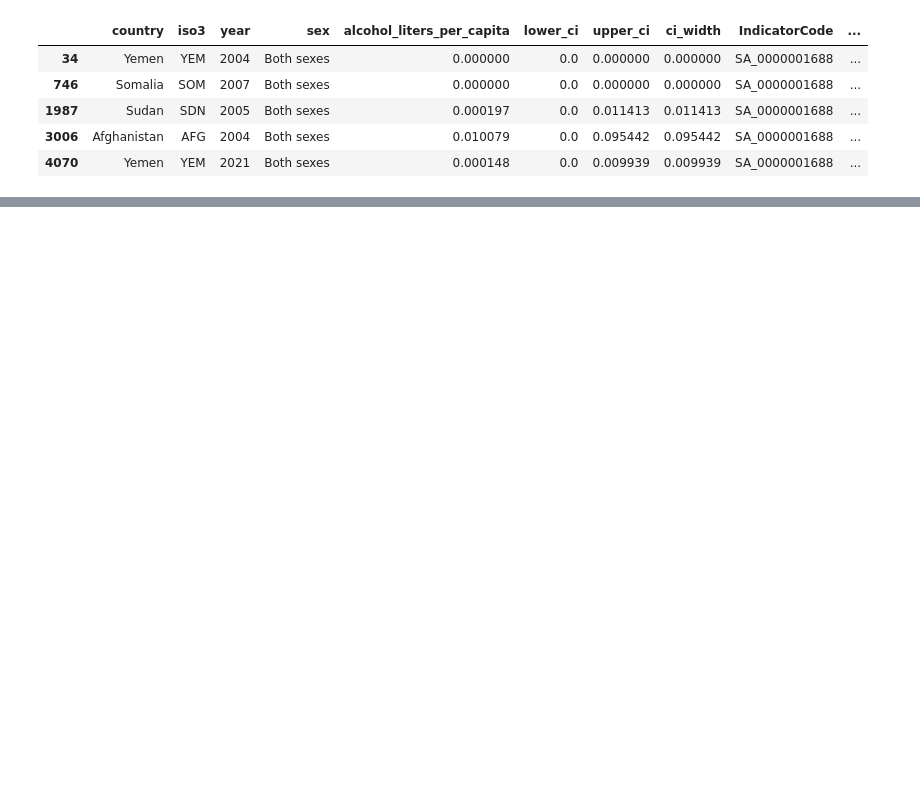
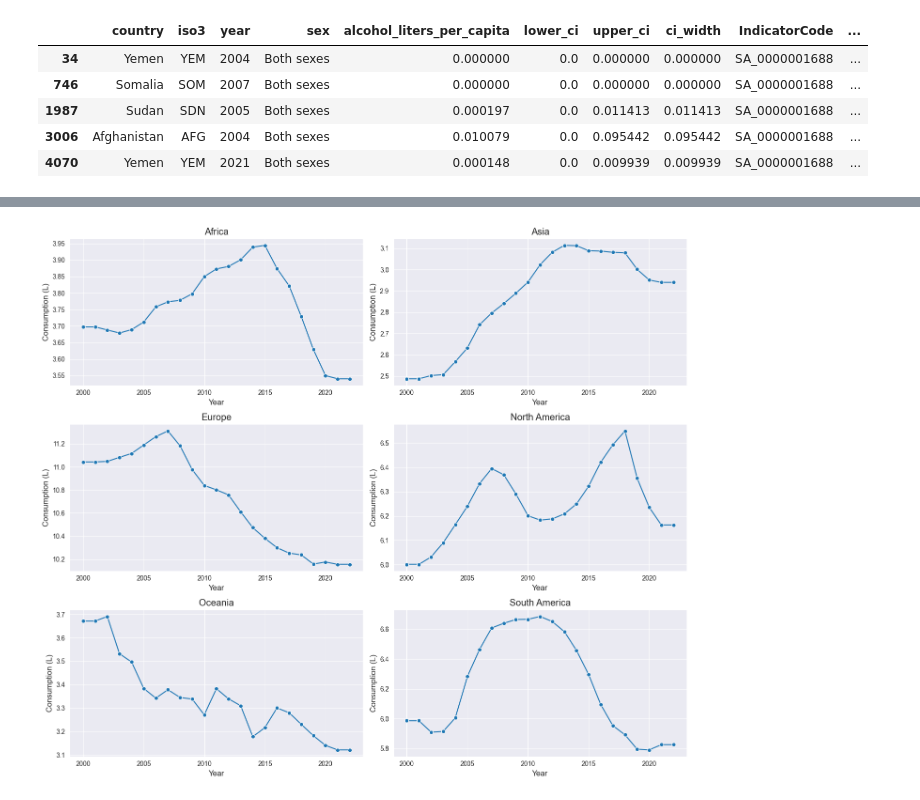
Before and after one commit to Huang-Hao-Gao/global-alcohol-consumption-analysis, a Jupyter notebook: analysis.ipynb, the cells around one changed output, grey strips where cells are left out. Cells and saved outputs as stored; diff of their text form; code cells hidden in the pictures; blank space fills up the shorter version.

```diff
--- a/analysis.ipynb
+++ b/analysis.ipynb
@@ -500,0 +783,37 @@ df.sort_values(by="units_per_capita_week").head()
+# %%
+sns.set_style("darkgrid")
+
+# Get unique continents
+continents = cons_by_continent["continent"].unique()
+n_continents = len(continents)
+
+# Create subplots (adjust rows/cols as needed)
+fig, axes = plt.subplots(nrows=3, ncols=2, figsize=(14, 12))
+axes = axes.flatten()  # Flatten to make iteration easier
+
+# Plot each continent
+for i, continent in enumerate(continents):
+    # Filter data for this continent
+    continent_data = cons_by_continent[cons_by_continent["continent"] == continent]
+
+    sns.lineplot(
+        data=continent_data,
+        x="year",
+        y="consumption",
+        ax=axes[i],
+        marker="o",
+        color="tab:blue"
+    )
+
+    axes[i].set_title(f"{continent}")
+    axes[i].set_xlabel("Year")
+    axes[i].set_ylabel("Consumption (L)")
+
+# Hide any extra subplots if you have more subplots than continents
+for i in range(n_continents, len(axes)):
+    axes[i].set_visible(False)
+
+plt.tight_layout()
+plt.show()
+# %% [output]
+[figure, added]
```
Also changed, not shown: parts of 13 cells of this notebook.
